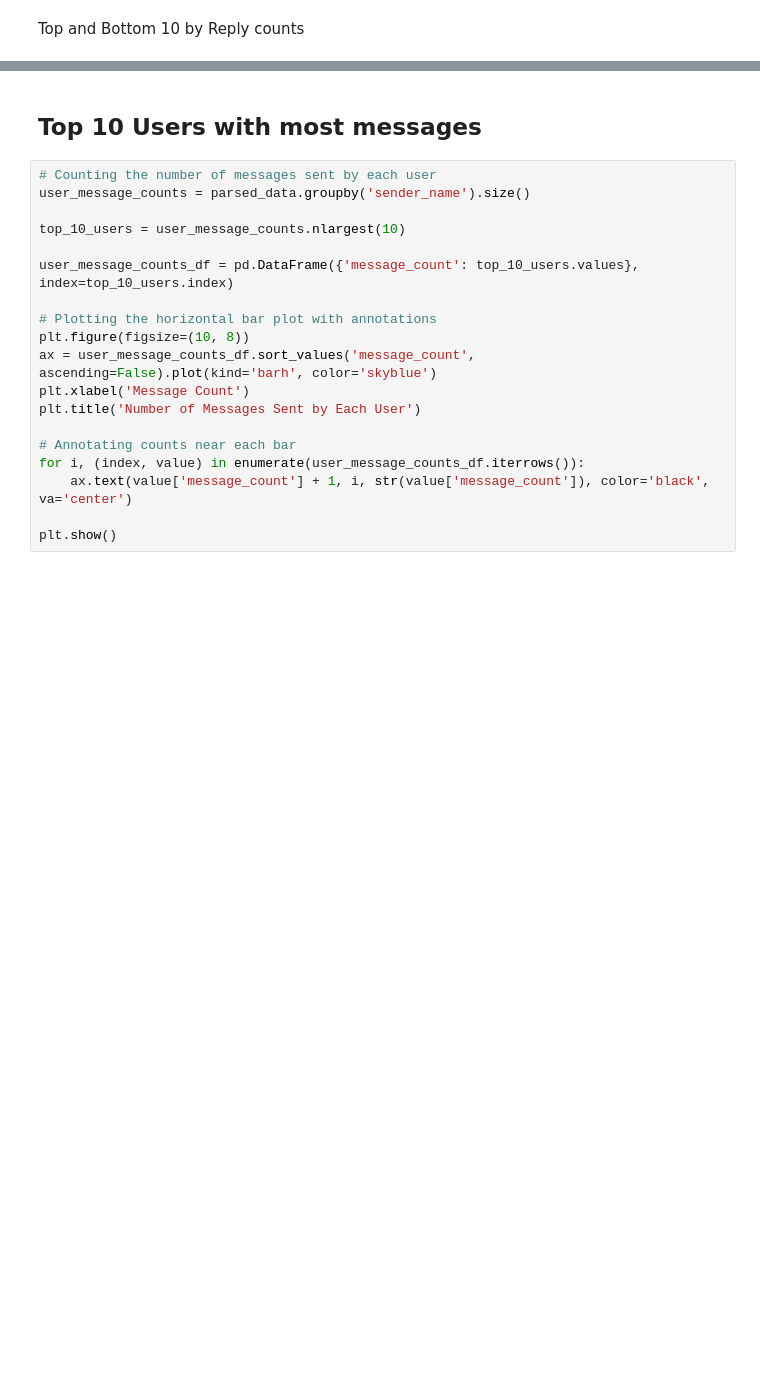
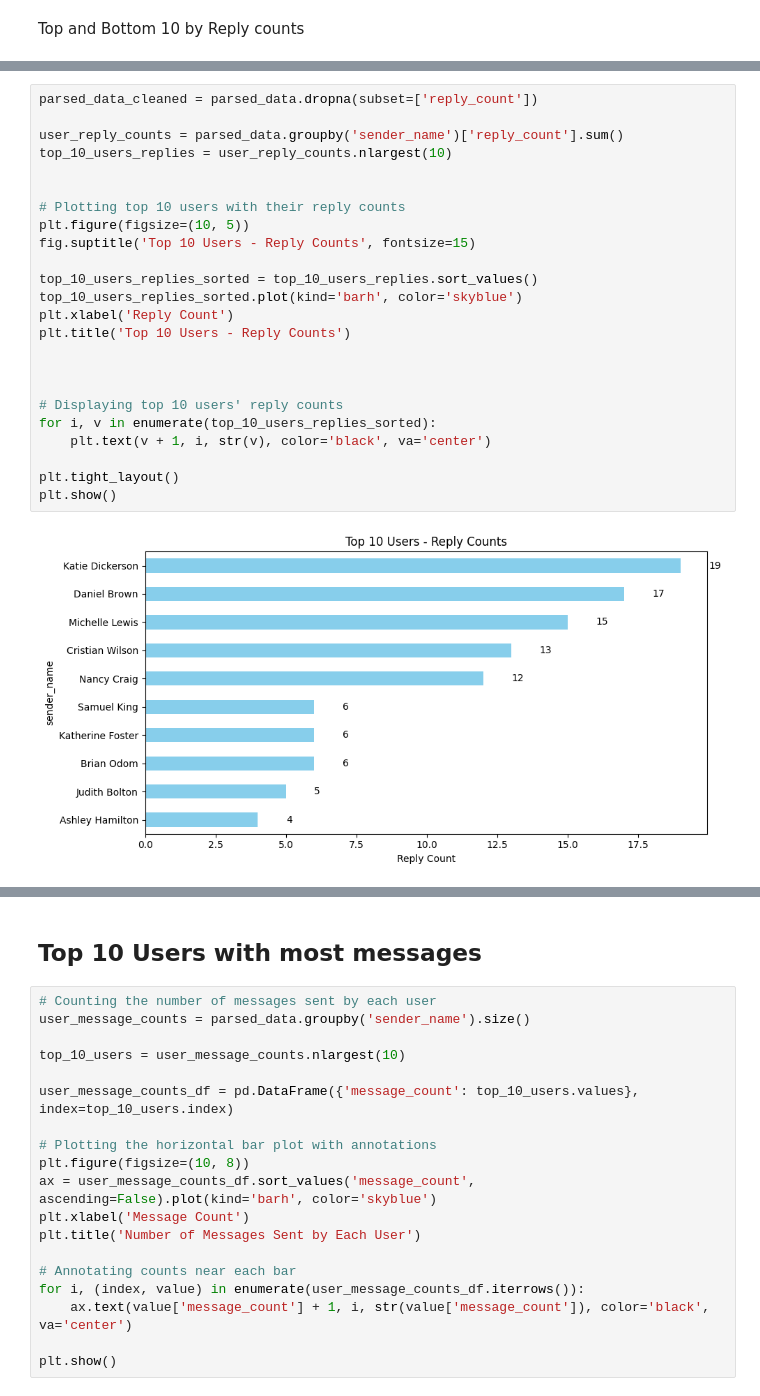
Before and after one commit to biniyam69/tenx-tasks, a Jupyter notebook: notebooks/parse_slack_data.ipynb, the cells around one changed output, grey strips where cells are left out. Cells and saved outputs as stored; diff of their text form; blank space fills up the shorter version.

```diff
--- a/notebooks/parse_slack_data.ipynb
+++ b/notebooks/parse_slack_data.ipynb
@@ -200 +58,27 @@ plt.show()
+# %%
+parsed_data_cleaned = parsed_data.dropna(subset=['reply_count'])
+
+user_reply_counts = parsed_data.groupby('sender_name')['reply_count'].sum()
+top_10_users_replies = user_reply_counts.nlargest(10)
+
+
+# Plotting top 10 users with their reply counts
+plt.figure(figsize=(10, 5))
+fig.suptitle('Top 10 Users - Reply Counts', fontsize=15)
+
+top_10_users_replies_sorted = top_10_users_replies.sort_values()
+top_10_users_replies_sorted.plot(kind='barh', color='skyblue')
+plt.xlabel('Reply Count')
+plt.title('Top 10 Users - Reply Counts')
+
+
+
+# Displaying top 10 users' reply counts
+for i, v in enumerate(top_10_users_replies_sorted):
+    plt.text(v + 1, i, str(v), color='black', va='center')
+
+plt.tight_layout()
+plt.show()
+# %% [output]
+[figure, added]
 # %%
```
Also changed, not shown: parts of 21 cells of this notebook.
